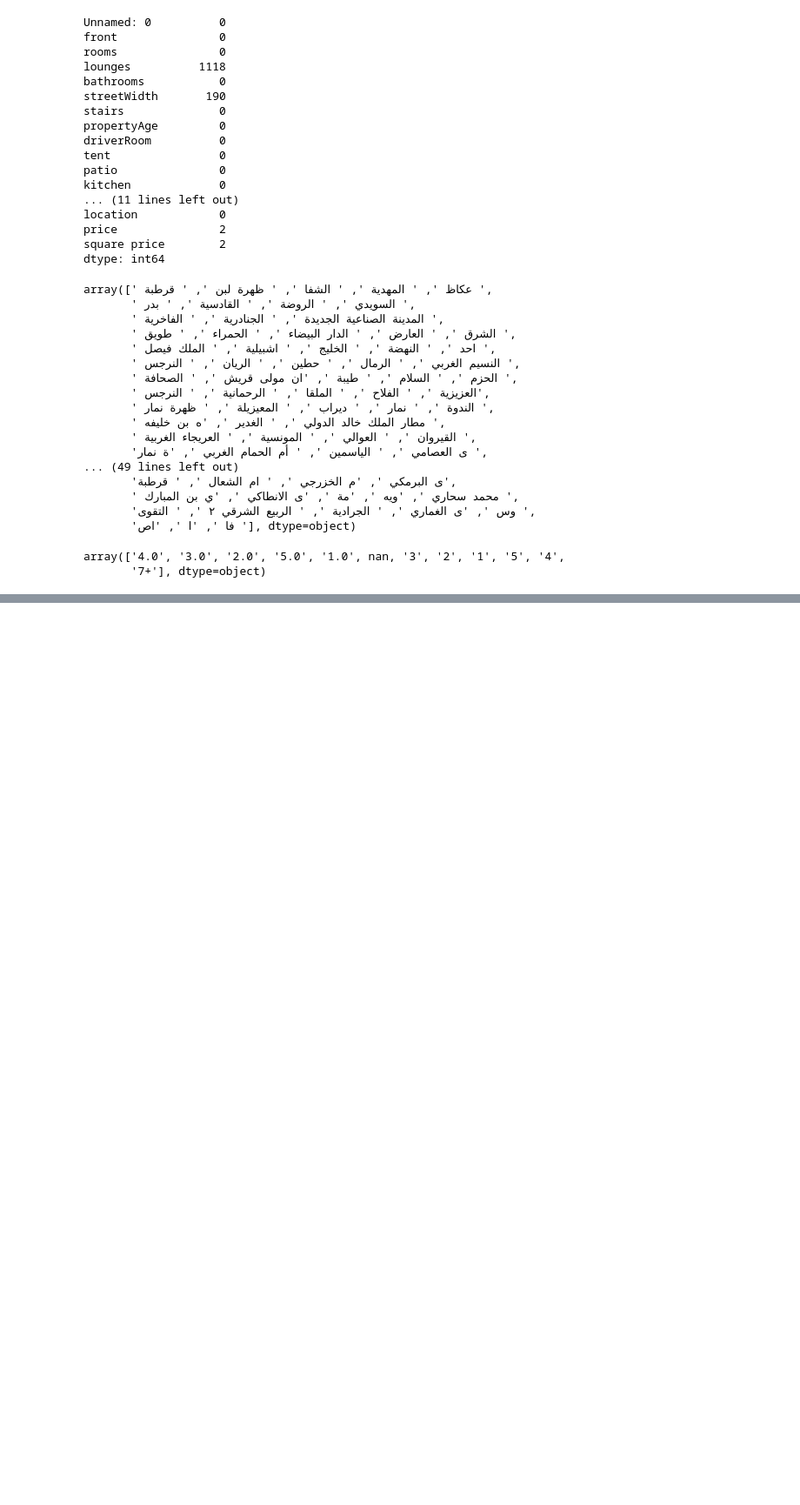
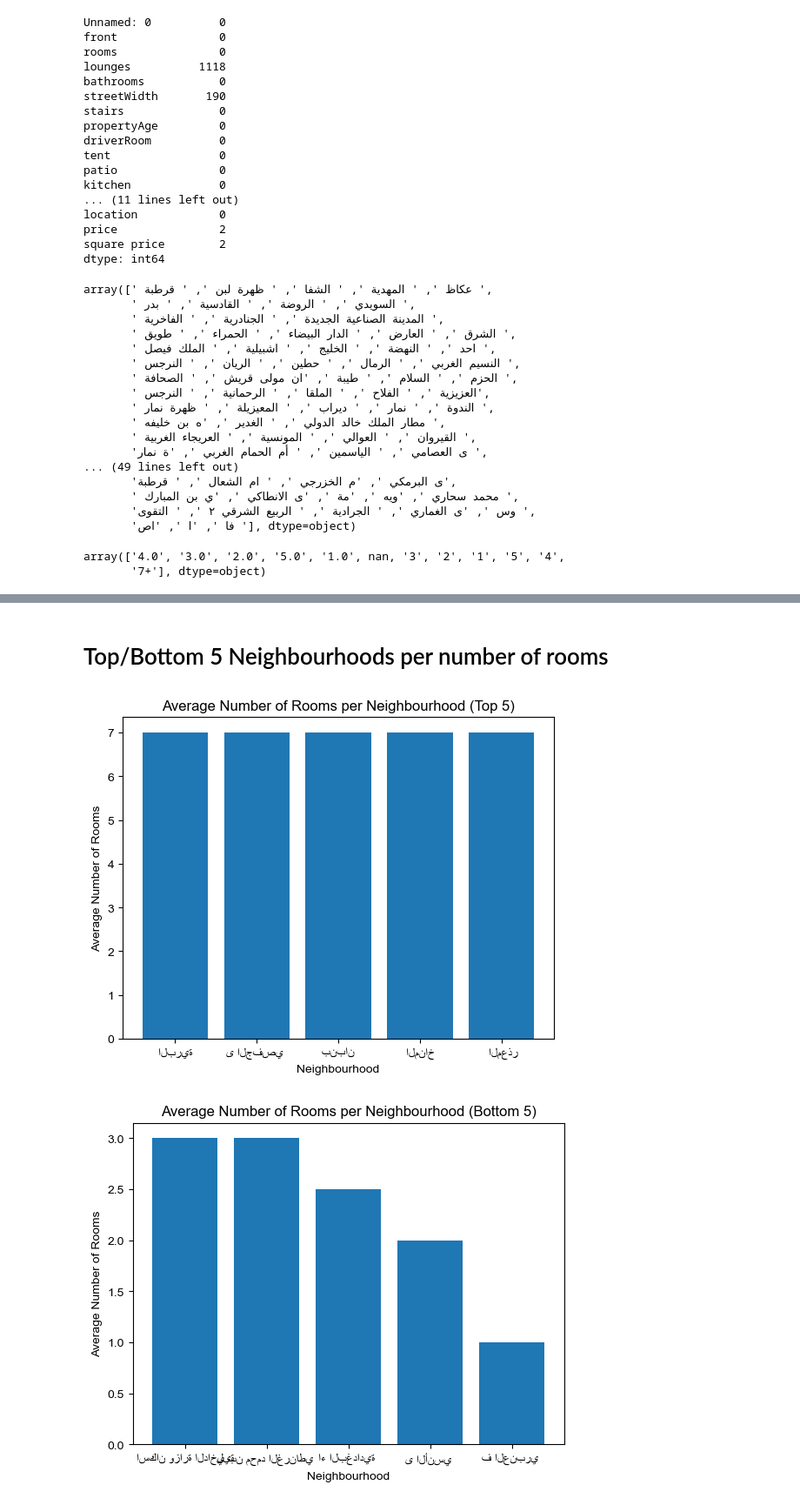
Before and after one commit to Tuwaiq-Data-Science-Bootcamp-V2/Bootcamp-Project-3, a Jupyter notebook: Riyadh .ipynb, the cells around one changed output, grey strips where cells are left out. Shown at 87% size. Saved outputs shown, nothing was run; the diff lists cells and outputs as text; code cells hidden in the pictures; blank space fills up the shorter version.

```diff
--- a/Riyadh .ipynb
+++ b/Riyadh .ipynb
@@ -133,0 +275,30 @@ array(['4.0', '3.0', '2.0', '5.0', '1.0', nan, '3', '2', '1', '5', '4',
+# %% [markdown]
+# Top/Bottom 5 Neighbourhoods per number of rooms
+# %%
+neighbourhood_groups = df.groupby('neighbourhood')['rooms'].mean().reset_index()
+
+# sort the neighbourhoods by average number of rooms
+neighbourhood_groups = neighbourhood_groups.sort_values(by='rooms', ascending=False)
+
+# select top 5 neighbourhoods
+top_5 = neighbourhood_groups.head(5)
+
+# select bottom 5 neighbourhoods
+bottom_5 = neighbourhood_groups.tail(5)
+
+# create bar chart for top 5 neighbourhoods
+plt.bar(top_5['neighbourhood'], top_5['rooms'])
+plt.title('Average Number of Rooms per Neighbourhood (Top 5)')
+plt.xlabel('Neighbourhood')
+plt.ylabel('Average Number of Rooms')
+plt.show()
+
+# create bar chart for bottom 5 neighbourhoods
+plt.bar(bottom_5['neighbourhood'], bottom_5['rooms'])
+plt.title('Average Number of Rooms per Neighbourhood (Bottom 5)')
+plt.xlabel('Neighbourhood')
+plt.ylabel('Average Number of Rooms')
+plt.show()
+# %% [output]
+[figure, added]
+[figure, added]
```
Also changed, not shown: parts of 19 cells of this notebook, 1 other file.
